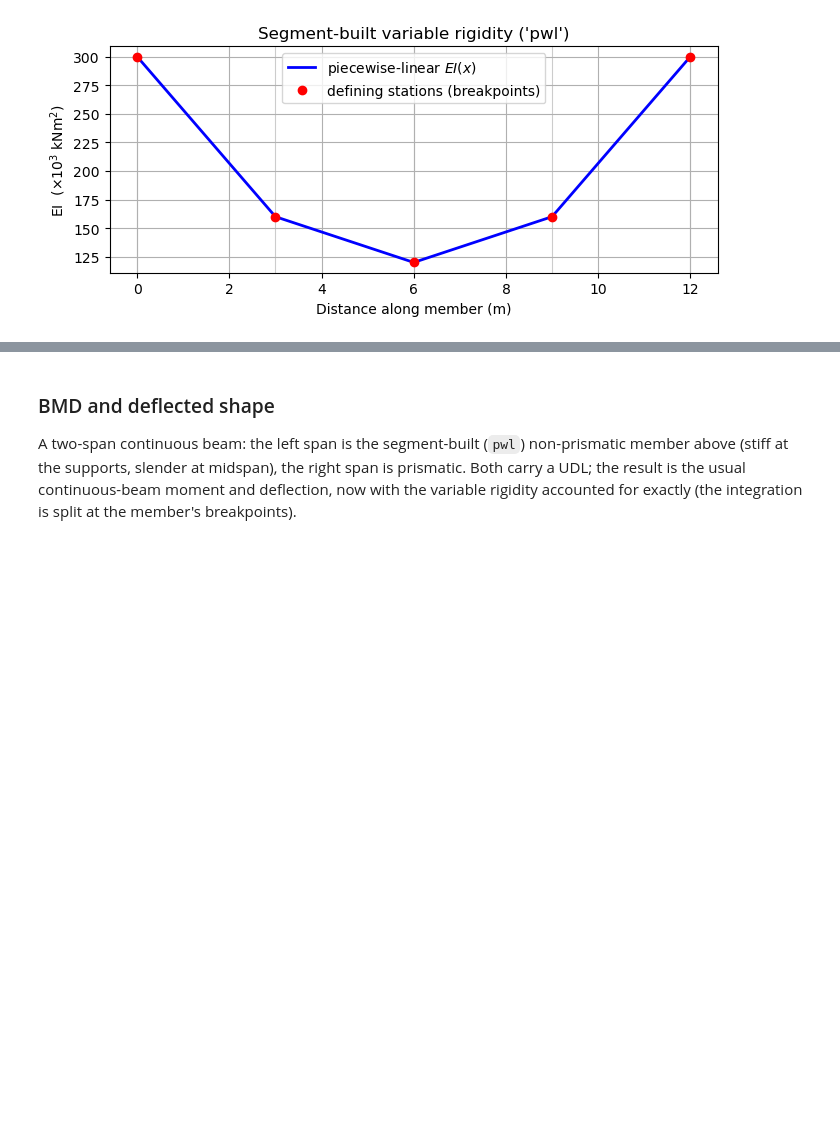
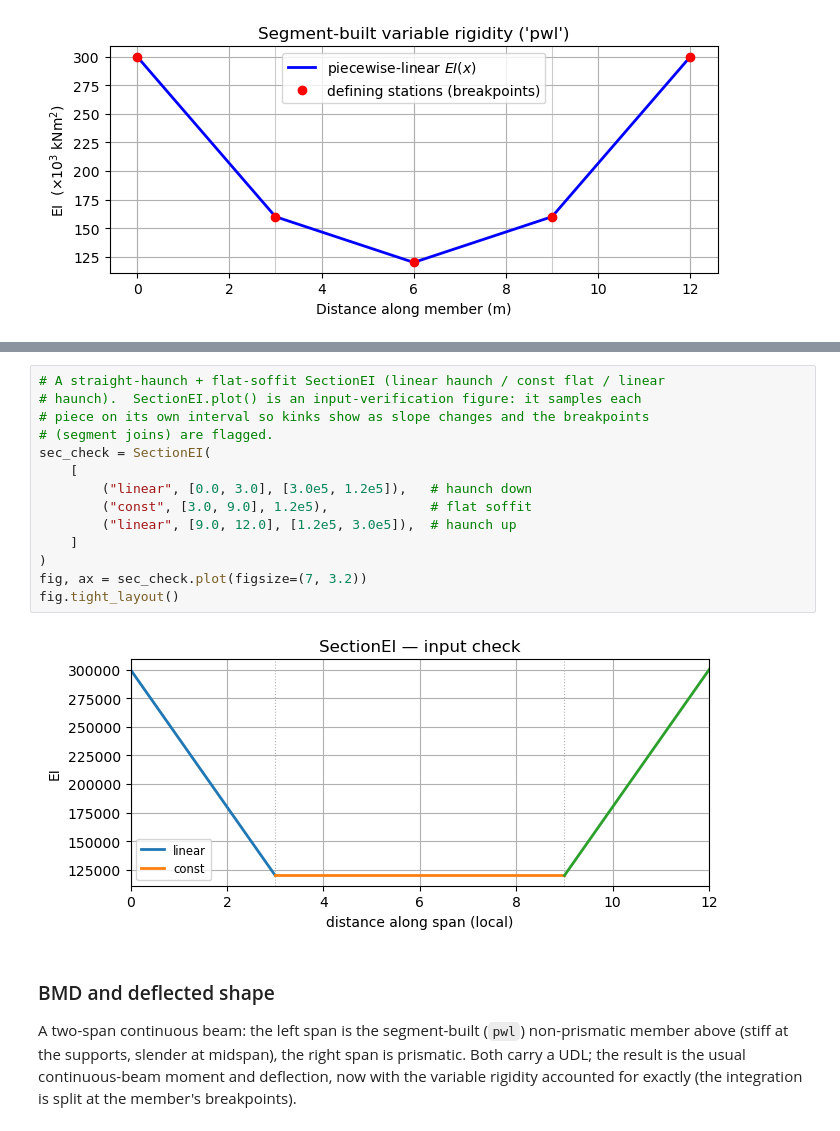
Before and after one commit to ccaprani/pycba, a Jupyter notebook: docs/source/notebooks/nonprismatic.ipynb, the cells around one changed output, grey strips where cells are left out. Drawn from its saved outputs; the diff is of its cells as text; blank space fills up the shorter version.

```diff
--- a/docs/source/notebooks/nonprismatic.ipynb
+++ b/docs/source/notebooks/nonprismatic.ipynb
@@ -793,3 +807,19 @@ fig.tight_layout()
+# %%
+# A straight-haunch + flat-soffit SectionEI (linear haunch / const flat / linear
+# haunch).  SectionEI.plot() is an input-verification figure: it samples each
+# piece on its own interval so kinks show as slope changes and the breakpoints
+# (segment joins) are flagged.
+sec_check = SectionEI(
+    [
+        ("linear", [0.0, 3.0], [3.0e5, 1.2e5]),   # haunch down
+        ("const", [3.0, 9.0], 1.2e5),             # flat soffit
+        ("linear", [9.0, 12.0], [1.2e5, 3.0e5]),  # haunch up
+    ]
+)
+fig, ax = sec_check.plot(figsize=(7, 3.2))
+fig.tight_layout()
+# %% [output]
+[figure, added]
 # %% [markdown]
 ### BMD and deflected shape
 
```
Also changed, not shown: parts of 1 cell of this notebook, 2 other files.
